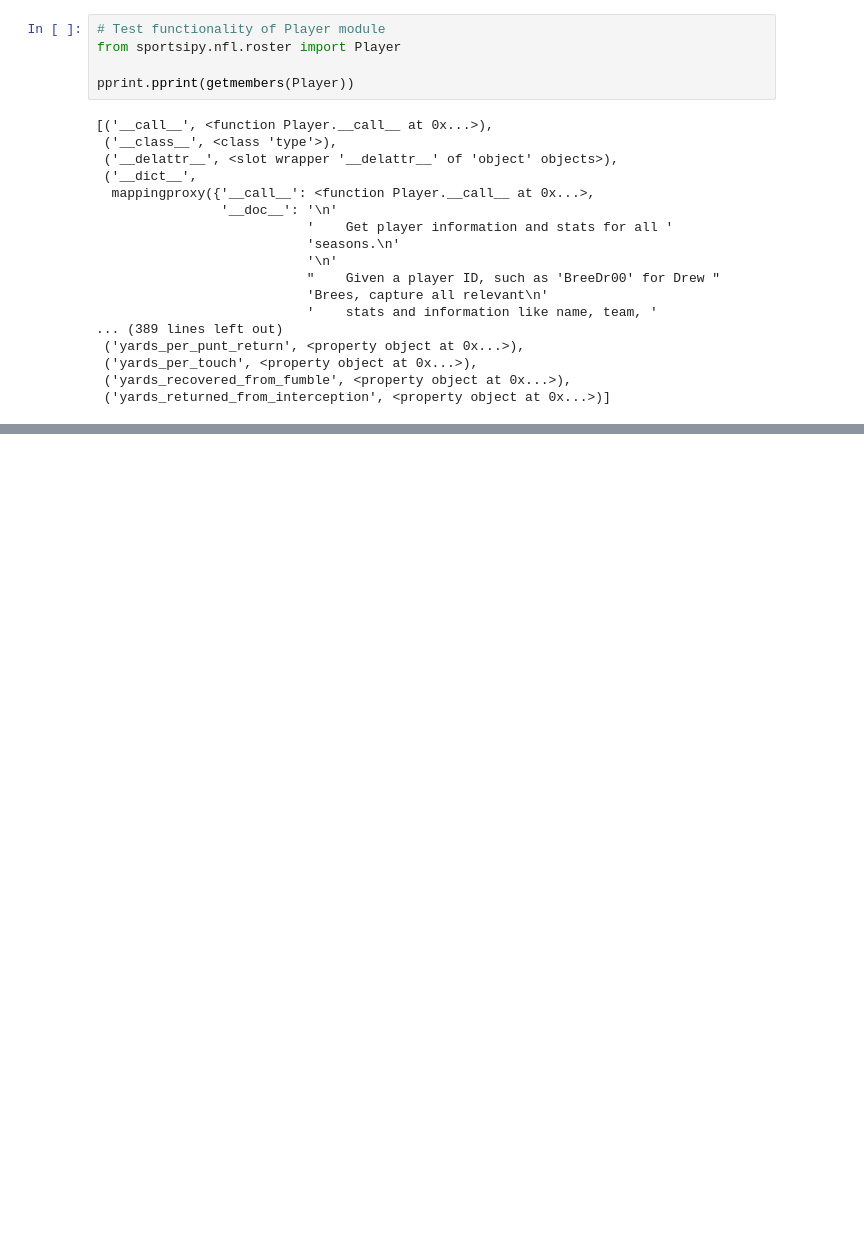
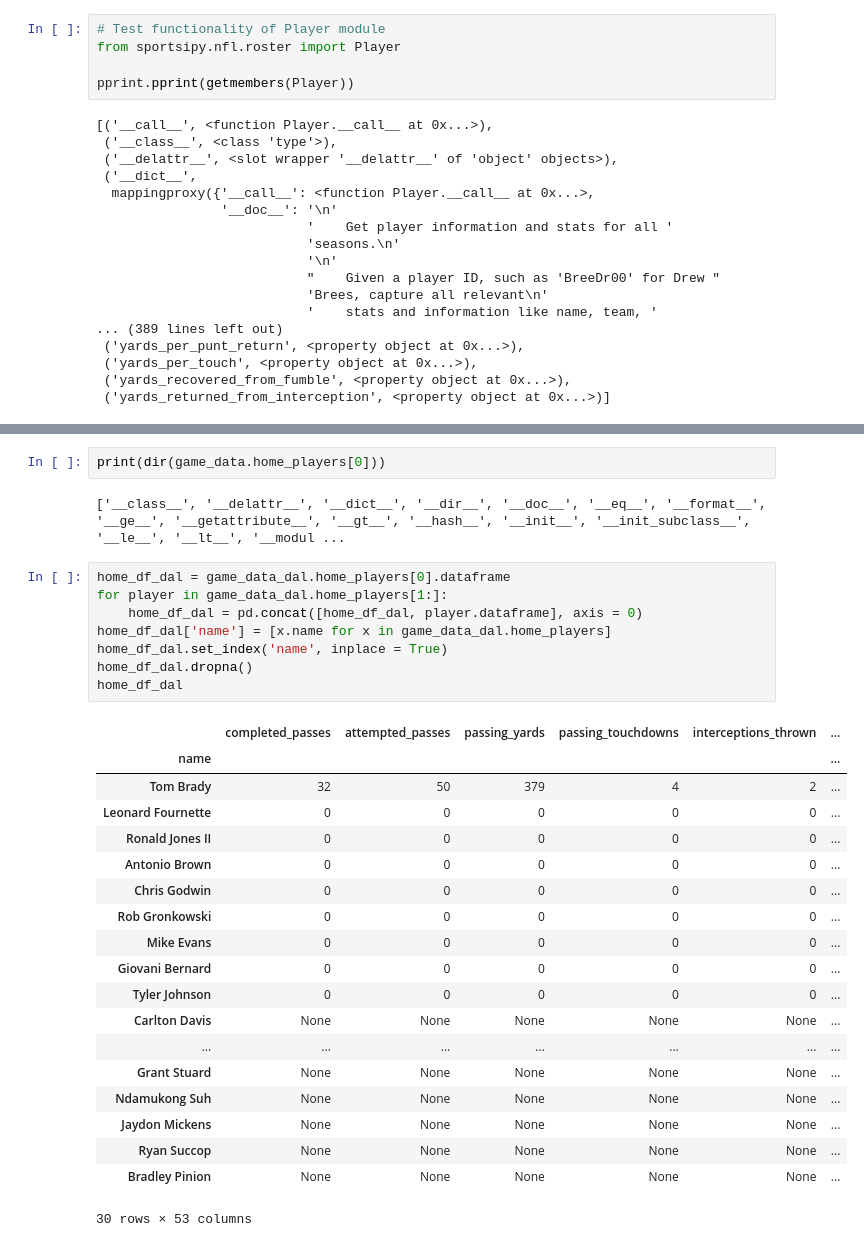
Before and after one commit to sbull32/team_cautious_waffle, a Jupyter notebook: Initial.ipynb, the cells around one changed output, grey strips where cells are left out. Drawn from its saved outputs; the diff is of its cells as text; blank space fills up the shorter version.

```diff
--- a/Initial.ipynb
+++ b/Initial.ipynb
@@ -83,0 +168,32 @@ pprint.pprint(getmembers(Player))
+# %%
+print(dir(game_data.home_players[0]))
+# %% [output]
+['__class__', '__delattr__', '__dict__', '__dir__', '__doc__', '__eq__', '__format__', '__ge__', '__getattribute__', '__gt__', '__hash__', '__init__', '__init_subclass__', '__le__', '__lt__', '__modul ...
+# %%
+home_df_dal = game_data_dal.home_players[0].dataframe
+for player in game_data_dal.home_players[1:]:
+    home_df_dal = pd.concat([home_df_dal, player.dataframe], axis = 0)
+home_df_dal['name'] = [x.name for x in game_data_dal.home_players]
+home_df_dal.set_index('name', inplace = True)
+home_df_dal.dropna()
+home_df_dal
+# %% [output]
+|  | completed_passes | attempted_passes | passing_yards | passing_touchdowns | interceptions_thrown | ... |
+| name |  |  |  |  |  | ... |
+| Tom Brady | 32 | 50 | 379 | 4 | 2 | ... |
+| Leonard Fournette | 0 | 0 | 0 | 0 | 0 | ... |
+| Ronald Jones II | 0 | 0 | 0 | 0 | 0 | ... |
+| Antonio Brown | 0 | 0 | 0 | 0 | 0 | ... |
+| Chris Godwin | 0 | 0 | 0 | 0 | 0 | ... |
+| Rob Gronkowski | 0 | 0 | 0 | 0 | 0 | ... |
+| Mike Evans | 0 | 0 | 0 | 0 | 0 | ... |
+| Giovani Bernard | 0 | 0 | 0 | 0 | 0 | ... |
+| Tyler Johnson | 0 | 0 | 0 | 0 | 0 | ... |
+| Carlton Davis | None | None | None | None | None | ... |
+| ... | ... | ... | ... | ... | ... | ... |
+| Grant Stuard | None | None | None | None | None | ... |
+| Ndamukong Suh | None | None | None | None | None | ... |
+| Jaydon Mickens | None | None | None | None | None | ... |
+| Ryan Succop | None | None | None | None | None | ... |
+| Bradley Pinion | None | None | None | None | None | ... |
+30 rows × 53 columns
```
Also changed, not shown: parts of 13 cells of this notebook.
